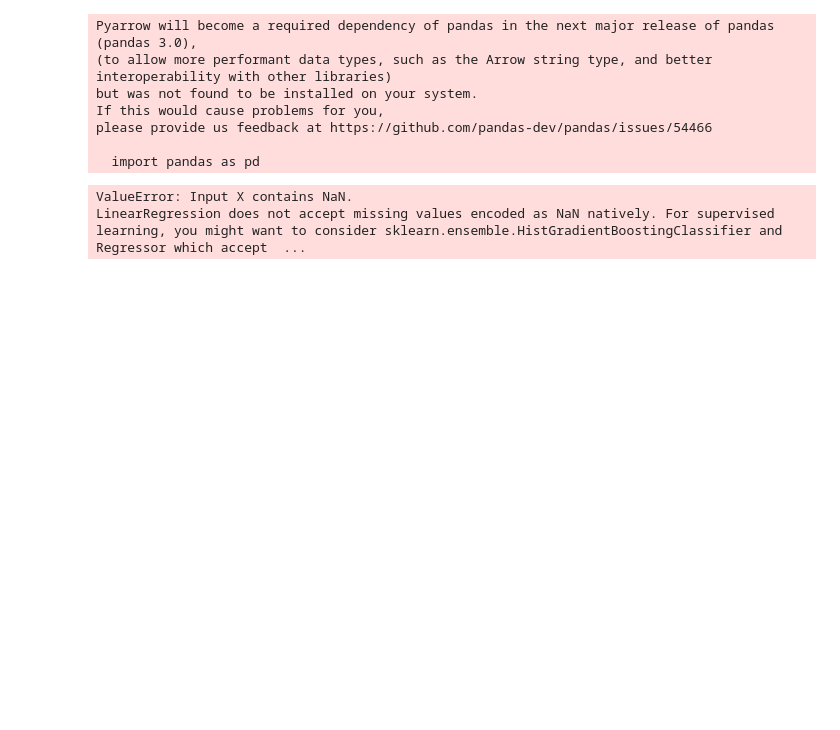
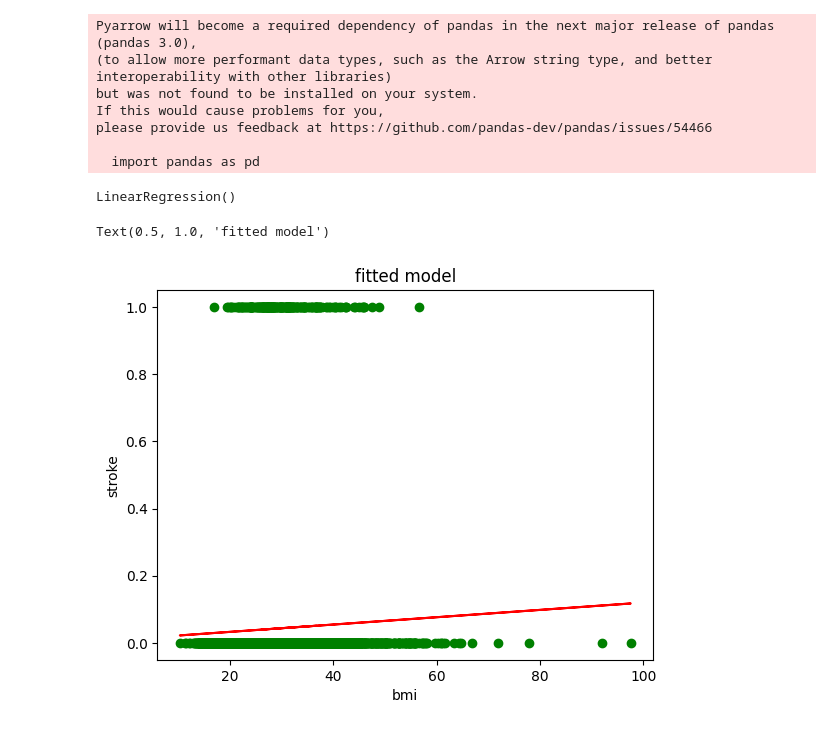
Before and after one commit to FabiusPaulus/Projekt24, a Jupyter notebook: stroke_regression_bmi.ipynb, the cells around one changed output. Saved outputs shown, nothing was run; the diff lists cells and outputs as text; code cells hidden in the pictures; blank space fills up the shorter version.

```diff
--- a/stroke_regression_bmi.ipynb
+++ b/stroke_regression_bmi.ipynb
@@ -15,12 +15,23 @@ please provide us feedback at https://github.com/pandas-dev/pandas/issues/54466
 # %%
 data = pd.read_csv("newdata\\new_stroke_data.csv")
 # %%
-x = data['bmi'].values.reshape(-1, 1)
-x = x[~np.isnan(x)]
-y = data['stroke']
+x = data['bmi'].dropna()
+
+# In NumPy-Array umwandeln und reshape
+x = np.array(x).reshape(-1, 1)
+
+y = data['stroke'].loc[data['bmi'].notna()]
 # %%
 model = LinearRegression()
 model.fit(x,y)
 # %% [output]
-ValueError: Input X contains NaN.
-LinearRegression does not accept missing values encoded as NaN natively. For supervised learning, you might want to consider sklearn.ensemble.HistGradientBoostingClassifier and Regressor which accept  ...
+LinearRegression()
+# %%
+plt.scatter(x,y, color ='green')
+plt.plot(x, model.predict(x), color='red')
+plt.xlabel('bmi')
+plt.ylabel('stroke')
+plt.title('fitted model')
+# %% [output]
+Text(0.5, 1.0, 'fitted model')
+[figure, added]
```
Also changed, not shown: parts of 5 cells of this notebook, 1 other file.
